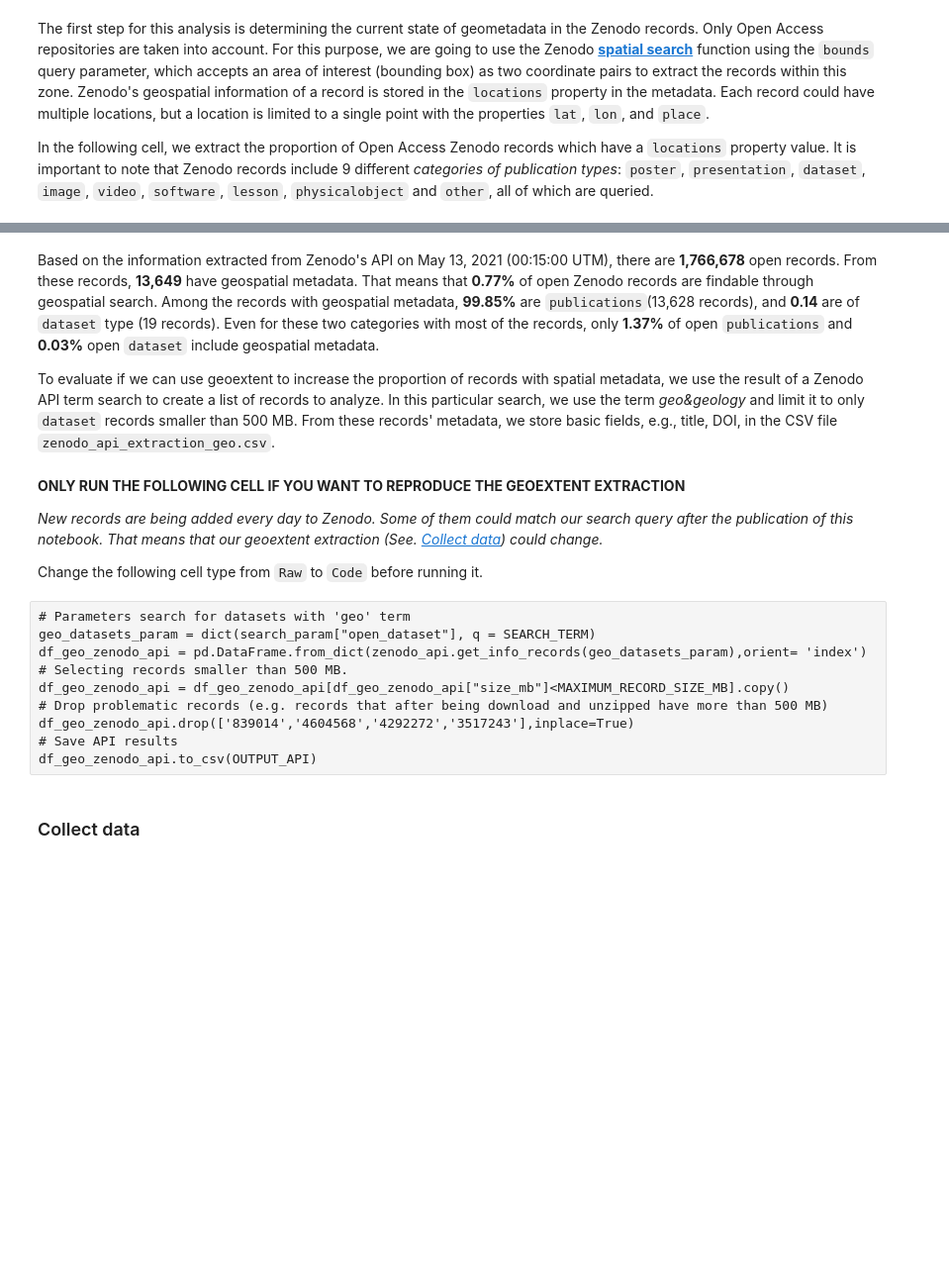
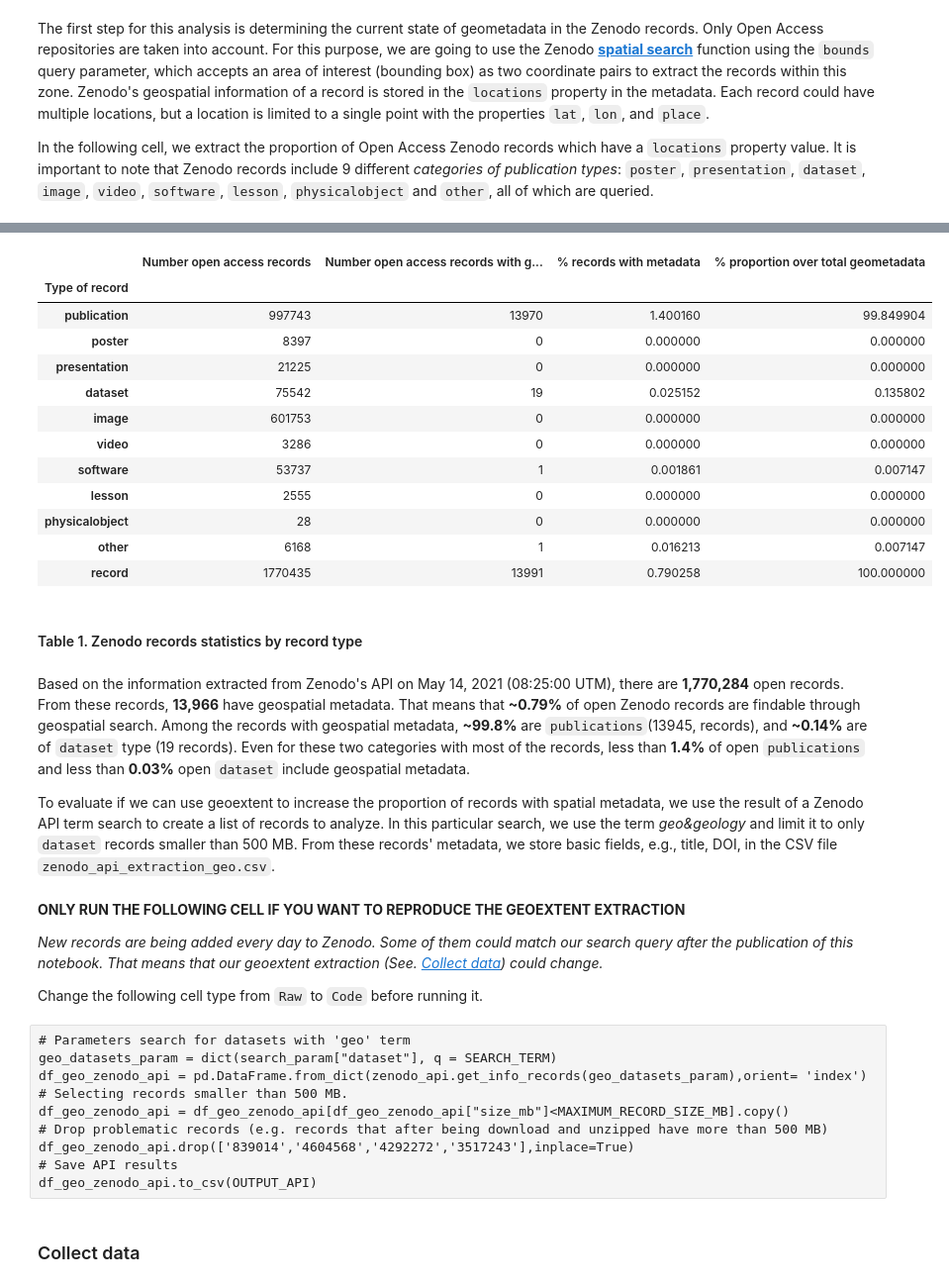
Before and after one commit to o2r-project/geoextent, a Jupyter notebook: showcase/SG_01_Exploring_Research_Data_Repositories_with_geoextent.ipynb, the cells around one changed output, grey strips where cells are left out. Shown at 99% size. Drawn from its saved outputs; the diff is of its cells as text; code cells hidden in the pictures; blank space fills up the shorter version.

```diff
--- a/showcase/SG_01_Exploring_Research_Data_Repositories_with_geoextent.ipynb
+++ b/showcase/SG_01_Exploring_Research_Data_Repositories_with_geoextent.ipynb
@@ -115,6 +113,8 @@ import help_functions.request_zenodo_api as zenodo_api
 SEARCH_TERM = "geo&geology"
 # Maximum size of Zenodo record to extract (MB)
 MAXIMUM_RECORD_SIZE_MB = 500
+# CSV output file for Zenodo API statistics
+OUTPUT_API_STATISTICS = "zenodo_api_statistics.csv"
 # CSV output file for search results (Zenodo record metadata)
 OUTPUT_API = "zenodo_api_extraction_geo.csv"
 # CSV output file for geoextent extraction results
@@ -262,5 +280,25 @@ for type_of_zenodo_record in list(search_param.keys()):
+# %%
+df_api = pd.read_csv(OUTPUT_API_STATISTICS,index_col=0)
+df_api
+# %% [output]
+|  | Number open access records | Number open access records with g... | % records with metadata | % proportion over total geometadata |
+| Type of record |  |  |  |  |
+| publication | 997743 | 13970 | 1.400160 | 99.849904 |
+| poster | 8397 | 0 | 0.000000 | 0.000000 |
+| presentation | 21225 | 0 | 0.000000 | 0.000000 |
+| dataset | 75542 | 19 | 0.025152 | 0.135802 |
+| image | 601753 | 0 | 0.000000 | 0.000000 |
+| video | 3286 | 0 | 0.000000 | 0.000000 |
+| software | 53737 | 1 | 0.001861 | 0.007147 |
+| lesson | 2555 | 0 | 0.000000 | 0.000000 |
+| physicalobject | 28 | 0 | 0.000000 | 0.000000 |
+| other | 6168 | 1 | 0.016213 | 0.007147 |
+| record | 1770435 | 13991 | 0.790258 | 100.000000 |
+# %% [markdown]
+#### Table 1. Zenodo records statistics by record type
 # %% [markdown]
-Based on the information extracted from Zenodo's API on May 13, 2021 (00:15:00 UTM), there are **1,766,678** open records. From these records, **13,649** have geospatial metadata. That means that **0.77%** of open Zenodo records are findable  through geospatial search. Among the records with geospatial metadata, **99.85%** are `publications`(13,628 records), and **0.14** are of `dataset` type (19 records). Even for these two categories with most of the records, only **1.37%** of open `publications` and **0.03%** open `dataset` include geospatial metadata.
+
+Based on the information extracted from Zenodo's API on May 14, 2021 (08:25:00 UTM), there are **1,770,284** open records. From these records, **13,966** have geospatial metadata. That means that **~0.79%** of open Zenodo records are findable  through geospatial search. Among the records with geospatial metadata, **~99.8%** are `publications`(13945, records), and **~0.14%** are of `dataset` type (19 records). Even for these two categories with most of the records, less than **1.4%** of open `publications` and less than **0.03%** open `dataset` include geospatial metadata.
 
 To evaluate if we can use geoextent to increase the proportion of records with spatial metadata, we use the result of a Zenodo API term search to create a list of records to analyze. In this particular search, we use the term *geo&geology* and limit it to only `dataset` records smaller than 500 MB. From these records' metadata, we store basic fields, e.g., title, DOI, in the CSV file `zenodo_api_extraction_geo.csv`.
 # %% [markdown]
@@ -271,7 +309,7 @@ To evaluate if we can use geoextent to increase the proportion of records with s
 Change the following cell type from `Raw` to `Code` before running it.
 # %% [raw]
 # Parameters search for datasets with 'geo' term
-geo_datasets_param = dict(search_param["open_dataset"], q = SEARCH_TERM)
+geo_datasets_param = dict(search_param["dataset"], q = SEARCH_TERM)
 df_geo_zenodo_api = pd.DataFrame.from_dict(zenodo_api.get_info_records(geo_datasets_param),orient= 'index')
 # Selecting records smaller than 500 MB.
 df_geo_zenodo_api = df_geo_zenodo_api[df_geo_zenodo_api["size_mb"]<MAXIMUM_RECORD_SIZE_MB].copy()
```
Also changed, not shown: parts of 39 cells of this notebook.
